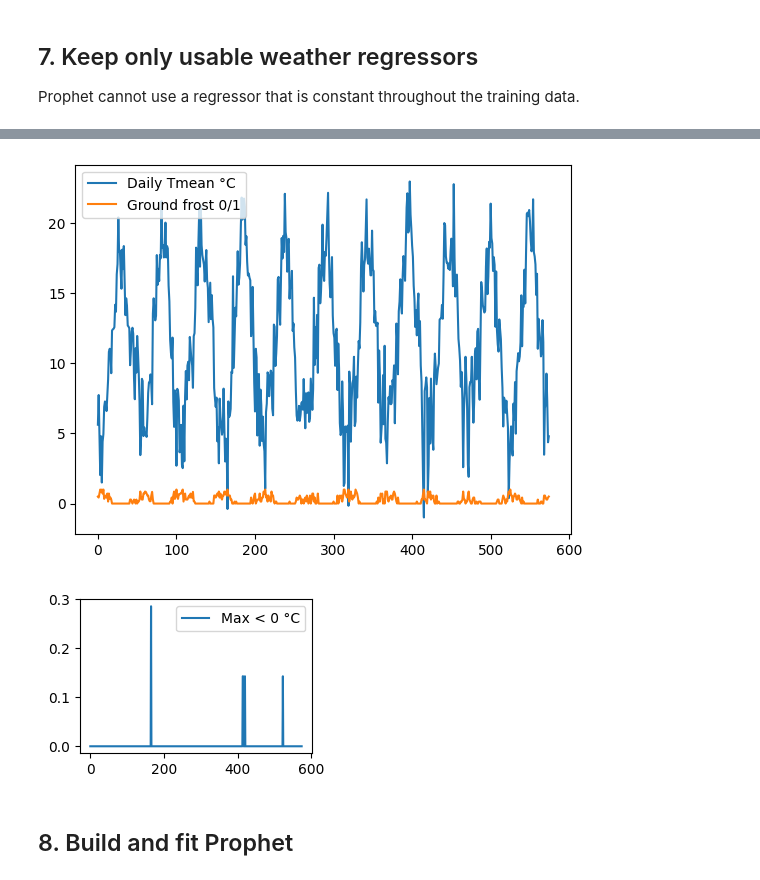
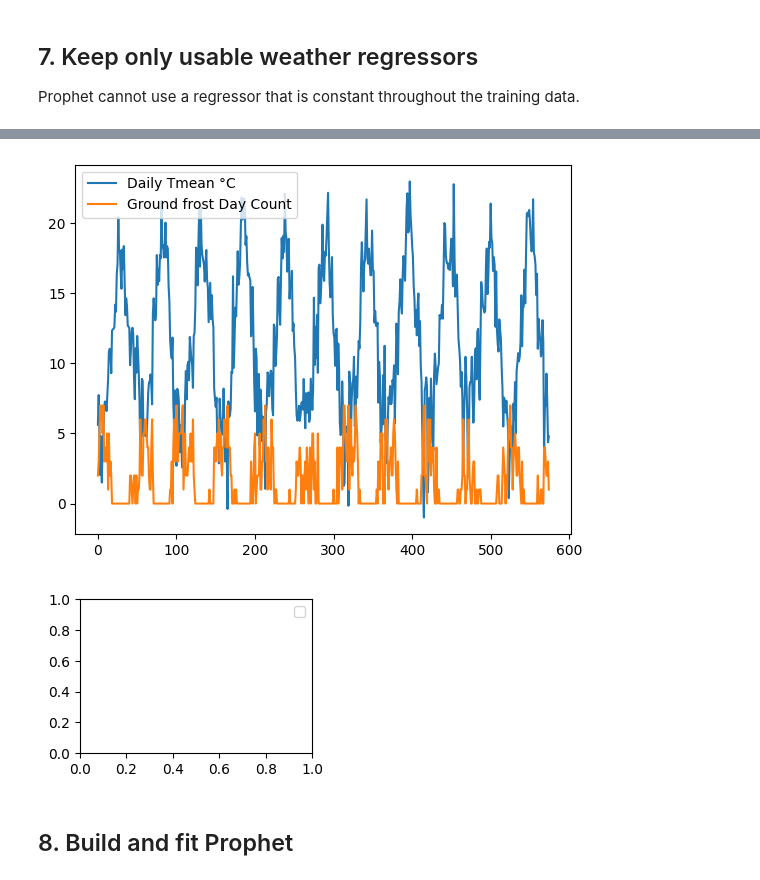
Before and after one commit to admason/C_Spark_Project_AM2, a Jupyter notebook: WEEKLY_prophet_weather_forecast_template.ipynb, the cells around one changed output, grey strips where cells are left out. Drawn from its saved outputs; the diff is of its cells as text; code cells hidden in the pictures.

Commit message:
Uploaded 156/9/2026
This version has aggregated the dataset into a Weekly level of granularity.

```diff
--- a/WEEKLY_prophet_weather_forecast_template.ipynb
+++ b/WEEKLY_prophet_weather_forecast_template.ipynb
@@ -83,0 +188,2 @@ df =df.drop(columns = ['Daily range degC','Grass min °C','Rainfall mm raw incl
+# %%
+df['Ground frost 0/1'] = df['Ground frost 0/1'].astype('int64')
@@ -116,0 +431,5 @@ df_weekly
+# %%
+#reassign df
+df = df_weekly
+df.reset_index()
+df.head(2)
@@ -125,6 +448,7 @@ Change these values to match your data.
 
 DATE_COLUMN = "Date"          # e.g. "time", "date", "timestamp"
 TARGET_COLUMN = "Incident_Count"      # e.g. "sales", "energy_usage", "bookings"
+
 '''
 ## first choice
 WEATHER_COLUMNS = [
@@ -136,7 +460,7 @@ WEATHER_COLUMNS = [
     'Rainfall mm raw incl traces',
     'Sunshine duration h'
 ]
-'''
+
 ## second choice:
 
 WEATHER_COLUMNS = [
@@ -148,6 +472,18 @@ WEATHER_COLUMNS = [
      'Wet day (1.0 mm or more)',
      'Sunshine duration h'
     ]
+'''
+
+
+### THIRD CHOICE 16/9/2026
+WEATHER_COLUMNS = ['Daily Tmean °C',
+                  'Rainfall mm 1 dpl no traces',
+                  'Sunshine duration h',
+                   'Air Frost Day Count',
+                  'Ground frost Day Count',
+               'Nil Sunshine Day count',
+                  '12 h sunshine Day Count']
+
 
 # Size of the final chronological test period
 TEST_DAYS = 30
@@ -159,5 +495,4 @@ SEASONALITY_MODE = "additive"
 # Optional: a separate DataFrame containing future weather forecasts.
 # It must include DATE_COLUMN plus every weather feature listed above.
 # Leave as None if you only want to evaluate on the held-out test set.
-
-#future_weather_df = None
+DATE_COLUMN,TARGET_COLUMN,WEATHER_COLUMNS
@@ -165,7 +510,7 @@ SEASONALITY_MODE = "additive"
 ## 4. Prepare the data for Prophet
 # %%
 required_columns = [DATE_COLUMN, TARGET_COLUMN] + WEATHER_COLUMNS
-missing_columns = [col for col in required_columns if col not in df_weekly.columns]
+missing_columns = [col for col in required_columns if col not in df.columns]
 
 if missing_columns:
     raise ValueError(
@@ -173,7 +518,7 @@ if missing_columns:
         f"Available columns: {df.columns.tolist()}"
     )
 
-prophet_df = df_weekly[required_columns].copy()
+prophet_df = df[required_columns].copy()
 
 # Prophet requires these exact names:
 # ds = date/timestamp
@@ -185,11 +530,17 @@ prophet_df = prophet_df.rename(
     }
 )
 
+
 prophet_df["ds"] = pd.to_datetime(prophet_df["ds"], errors="coerce")
 prophet_df["y"] = pd.to_numeric(prophet_df["y"], errors="coerce")
 
+
+
 for col in WEATHER_COLUMNS:
     prophet_df[col] = pd.to_numeric(prophet_df[col], errors="coerce")
+
+
+
 
 # Drop rows without usable date or target values
 prophet_df = (
@@ -315,14 +666,14 @@ Weather regressors used:
 # %%
-df_weekly[valid_weather_columns][['Daily Tmean °C','Ground frost 0/1']].plot()
+df_weekly[valid_weather_columns][['Daily Tmean °C','Ground frost Day Count']].plot()
 plt.figure(figsize =(3,2))
 
-df_weekly[valid_weather_columns]['Max < 0 °C'].plot()
+
 
 plt.legend()
 plt.show()
 # %% [output]
-[figure, old version]
+[figure, new version]
-[figure, old version]
+[figure, new version]
 # %% [markdown]
 ## 8. Build and fit Prophet
 # %%
```
Also changed, not shown: parts of 46 cells of this notebook.
